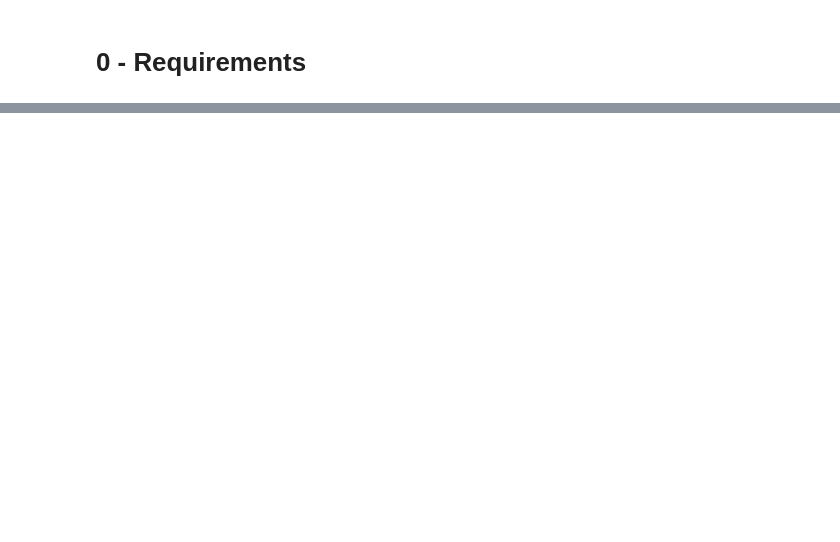
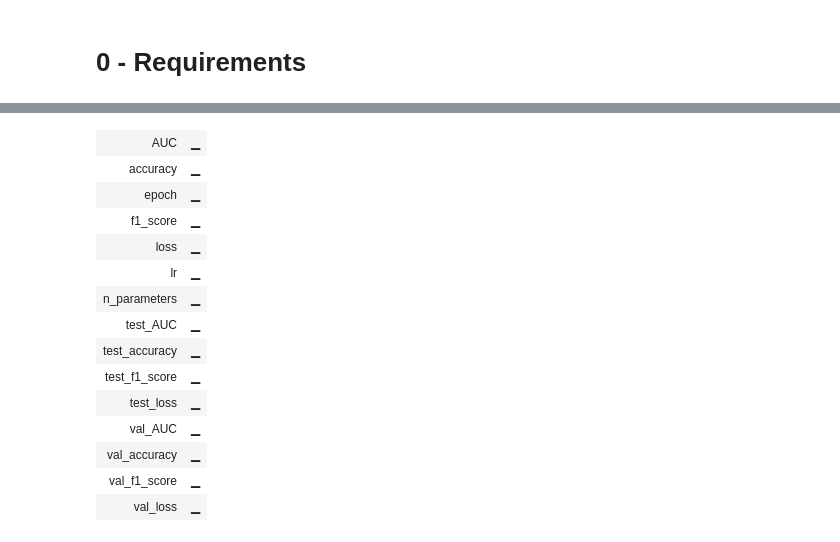
Before and after one commit to hedrergudene/SCViT, a Jupyter notebook: MedMNIST.ipynb, the cells around one changed output, grey strips where cells are left out. Drawn from its saved outputs; the diff is of its cells as text; code cells hidden in the pictures; blank space fills up the shorter version.

```diff
--- a/MedMNIST.ipynb
+++ b/MedMNIST.ipynb
@@ -57,11 +246,0 @@ tf.config.list_physical_devices('GPU')
-# %%
-# Config
-data_flag = 'pathmnist'
-batch_size = 32
-epochs = 10
-seed = 123
-verbose=1
-learning_rate = 0.00005
-weight_decay = 0.0001
-label_smoothing = .1
-img_size = 32
@@ -163,0 +389,59 @@ InvalidArgumentError: ignored
+# %%
+import torch
+torch.cuda.empty_cache()
+tf.keras.backend.clear_session()
+
+WB_GROUP = 'EfficientNetB0'
+mlp_head_units = [256,64]
+drop_linear = .2
+
+for data_flag in datasets:
+
+    info = INFO[data_flag]
+
+    vit_params = {'img_size':img_size,
+                  'patch_size':4,
+                  'num_channels': info['n_channels'],
+                  'num_heads': 8,
+                  'transformer_layers':16,
+                  'hidden_unit_factor':4,
+                  'mlp_head_units': [256, 64],
+                  'num_classes':len(info['label']),
+                  'drop_attn':0.2,
+                  'drop_proj':0.2,
+                  'drop_linear':0.4,
+                  'projection_dim' : 3*64
+                  }
+
+
+    # Start running
+    with tf.device('/device:GPU:0'):
+
+      # Instance model
+      inputs = tf.keras.layers.Input((img_size, img_size, 3))
+      base_model = tf.keras.applications.EfficientNetB0(weights=None, include_top=False)(inputs)
+      x = tf.keras.layers.GlobalAveragePooling2D()(base_model)
+      for i in mlp_head_units:
+          x = tf.keras.layers.Dense(i)(x)
+          x = tf.keras.layers.Dropout(drop_linear)(x)
+      logits = tf.keras.layers.Dense(len(info['label']))(x)
+      model = tf.keras.Model(inputs, logits)
+
+      # Run experiment
+      run_WB_experiment(WB_KEY,
+                        WB_ENTITY,
+                        WB_PROJECT,
+                        WB_GROUP,
+                        model,
+                        data_flag,
+                        ImageDataGenerator_config,
+                        flow_config,
+                        epochs=epochs,
+                        learning_rate=learning_rate,
+                        weight_decay=weight_decay,
+                        label_smoothing = label_smoothing,
+                        verbose=verbose,
+                        resize=img_size,
+                        es_patience=es_patience,
+                        )
+# %% [output]
@@ -163,0 +465,15 @@ InvalidArgumentError: ignored
+| AUC | ▁ |
+| accuracy | ▁ |
+| epoch | ▁ |
+| f1_score | ▁ |
+| loss | ▁ |
+| lr | ▁ |
+| n_parameters | ▁ |
+| test_AUC | ▁ |
+| test_accuracy | ▁ |
+| test_f1_score | ▁ |
+| test_loss | ▁ |
+| val_AUC | ▁ |
+| val_accuracy | ▁ |
+| val_f1_score | ▁ |
+| val_loss | ▁ |
```
Also changed, not shown: parts of 24 cells of this notebook.
